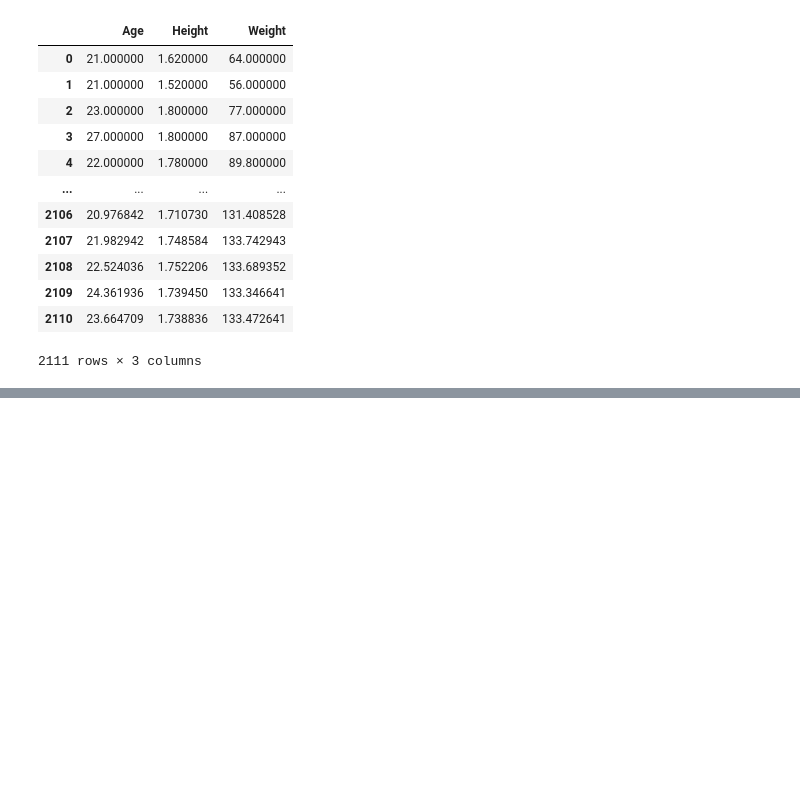
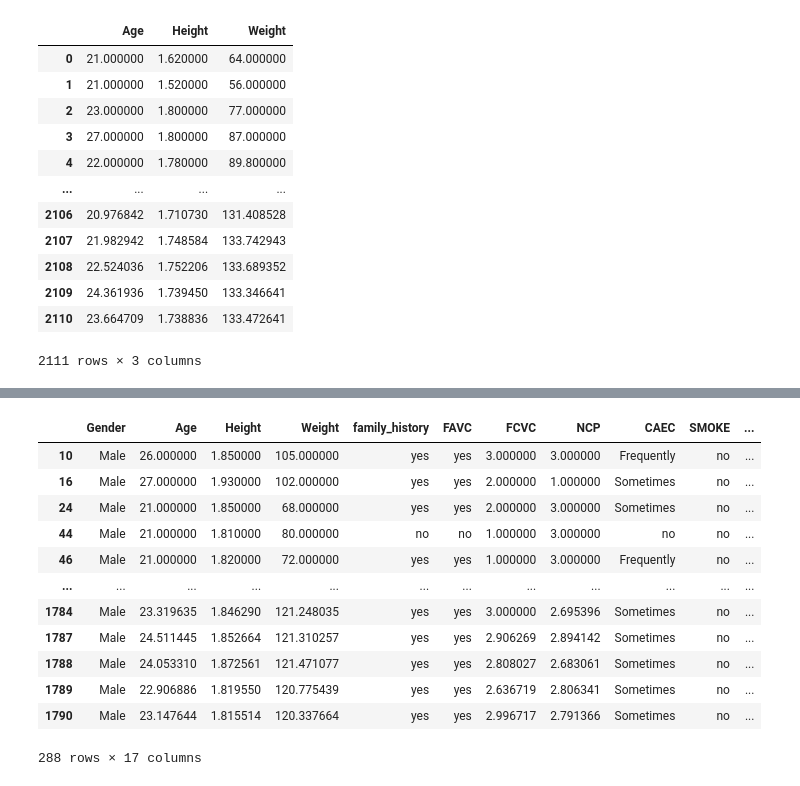
Before and after one commit to satyanshpandey/pandas-learning-, a Jupyter notebook: working_with_obesity_dataset.ipynb, the cells around one changed output, grey strips where cells are left out. Saved outputs shown, nothing was run; the diff lists cells and outputs as text; code cells hidden in the pictures; blank space fills up the shorter version.

```diff
--- a/working_with_obesity_dataset.ipynb
+++ b/working_with_obesity_dataset.ipynb
@@ -262,0 +353,16 @@ obesityDataSet.loc[: , ['Age',"Height" , 'Weight']]
+# %%
+obesityDataSet.loc[(obesityDataSet['Height']>1.8) & (obesityDataSet['Gender'] == 'Male')]
+# %% [output]
+|  | Gender | Age | Height | Weight | family_history | FAVC | FCVC | NCP | CAEC | SMOKE | ... |
+| 10 | Male | 26.000000 | 1.850000 | 105.000000 | yes | yes | 3.000000 | 3.000000 | Frequently | no | ... |
+| 16 | Male | 27.000000 | 1.930000 | 102.000000 | yes | yes | 2.000000 | 1.000000 | Sometimes | no | ... |
+| 24 | Male | 21.000000 | 1.850000 | 68.000000 | yes | yes | 2.000000 | 3.000000 | Sometimes | no | ... |
+| 44 | Male | 21.000000 | 1.810000 | 80.000000 | no | no | 1.000000 | 3.000000 | no | no | ... |
+| 46 | Male | 21.000000 | 1.820000 | 72.000000 | yes | yes | 1.000000 | 3.000000 | Frequently | no | ... |
+| ... | ... | ... | ... | ... | ... | ... | ... | ... | ... | ... | ... |
+| 1784 | Male | 23.319635 | 1.846290 | 121.248035 | yes | yes | 3.000000 | 2.695396 | Sometimes | no | ... |
+| 1787 | Male | 24.511445 | 1.852664 | 121.310257 | yes | yes | 2.906269 | 2.894142 | Sometimes | no | ... |
+| 1788 | Male | 24.053310 | 1.872561 | 121.471077 | yes | yes | 2.808027 | 2.683061 | Sometimes | no | ... |
+| 1789 | Male | 22.906886 | 1.819550 | 120.775439 | yes | yes | 2.636719 | 2.806341 | Sometimes | no | ... |
+| 1790 | Male | 23.147644 | 1.815514 | 120.337664 | yes | yes | 2.996717 | 2.791366 | Sometimes | no | ... |
+288 rows × 17 columns
```
Also changed, not shown: parts of 14 cells of this notebook.
